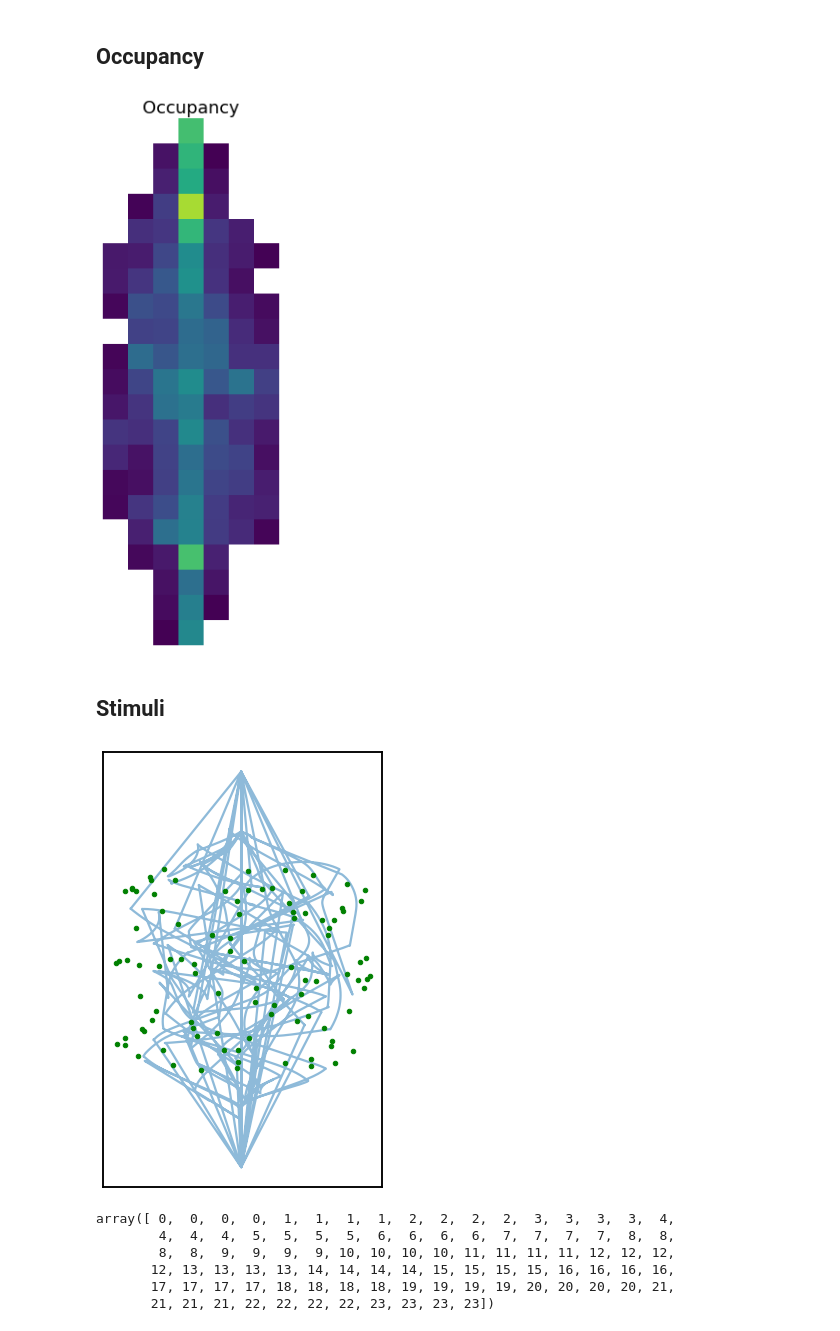
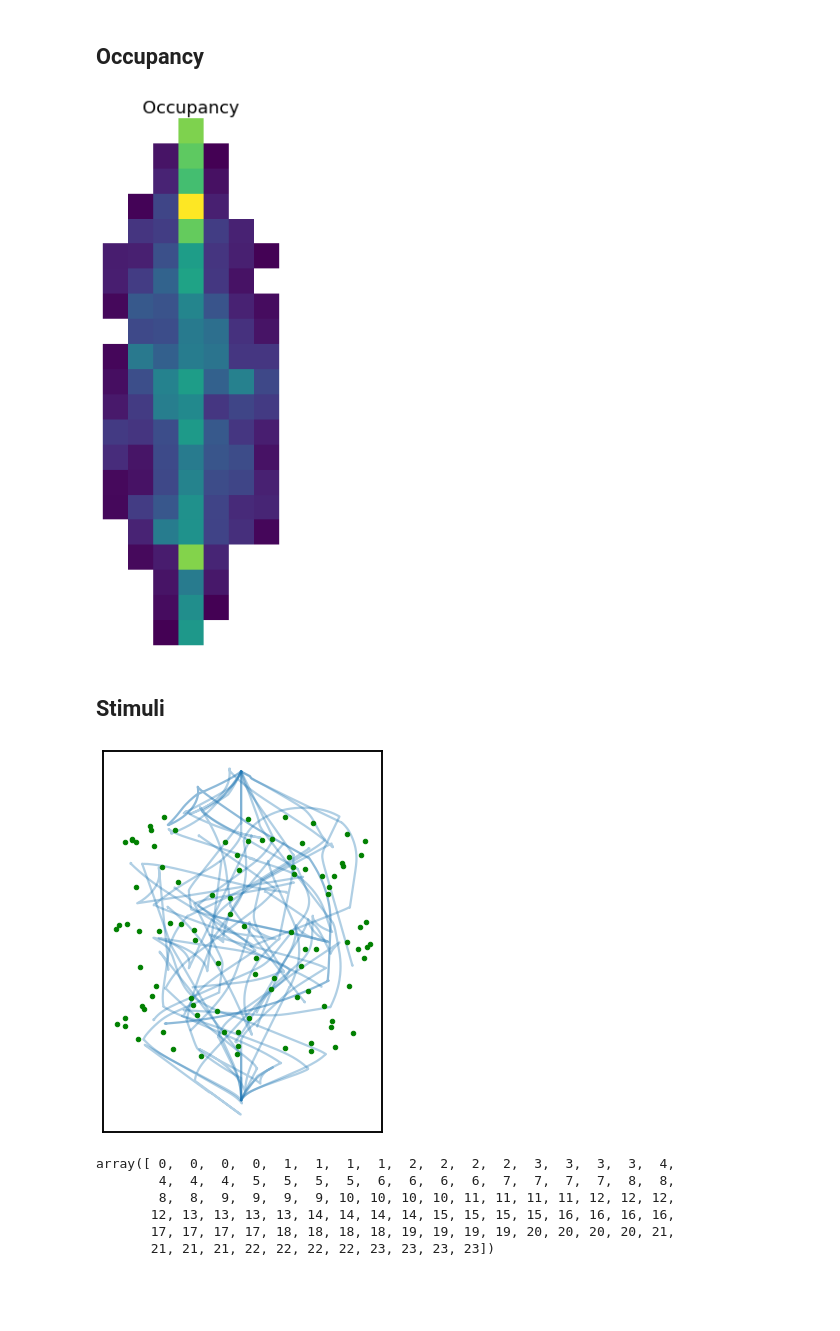
Before and after one commit to HSUPipeline/AnalyzeTH, a Jupyter notebook: notebooks/00-DataChecks.ipynb, the cells around one changed output. Cells and saved outputs as stored; diff of their text form; code cells hidden in the pictures; blank space fills up the shorter version.

Commit message:
update 00 for data & code updates

```diff
--- a/notebooks/00-DataChecks.ipynb
+++ b/notebooks/00-DataChecks.ipynb
@@ -119,6 +124,6 @@ Fields:
 # %%
 # Extract position timestamps and values
 ptimes = pos.timestamps[:]
-positions = pos.data[:]
+positions = pos.data[:].T
 # %%
 # Plot the map across all position traces
@@ -131,0 +135,7 @@ y_data = pos.data[1, :]
+# %%
+# Get the navigation time ranges
+nav_starts = nwbfile.trials.navigation_start[:]
+nav_stops = nwbfile.trials.navigation_stop[:]
+# %%
+# Epoch position data to self-navigation
+ptimes_trials, positions_trials = epoch_data_by_range(ptimes, positions, nav_starts, nav_stops)
@@ -156,19 +185,19 @@ occ = compute_occupancy(pos.data[:], pos.timestamps[:], bins, speed, set_nan=Tru
 # %%
 # Plot the occupancy
-plot_heatmap(occ, transpose=True, title="Occupancy", vmax=12, figsize=(10, 10))
+plot_heatmap(occ, transpose=True, title="Occupancy", figsize=(10, 10))
 # %% [output]
-[figure, old version]
+[figure, new version]
 # %% [markdown]
 ## Stimuli
 # %%
 # Collect chest positions
 chest_pos = nwbfile.acquisition['chest_positions']
-chest_xs, chest_ys = chest_pos['chest_positions'].data[:]
+chest_xs, chest_ys = chest_pos['chest_positions'].data[:].T
 # %%
 # Plot the subject positions, overlaid with chest positions
-plot_positions(positions, alpha=0.5, figsize=(5, 8))
+plot_positions(positions_trials, alpha=0.5, figsize=(5, 7))
 plt.gca().plot(chest_xs, chest_ys, '.g');
 # %% [output]
-[figure, old version]
+[figure, new version]
 # %%
 # Collect and check which trial each trial is in
```
Also changed, not shown: parts of 26 cells of this notebook.
